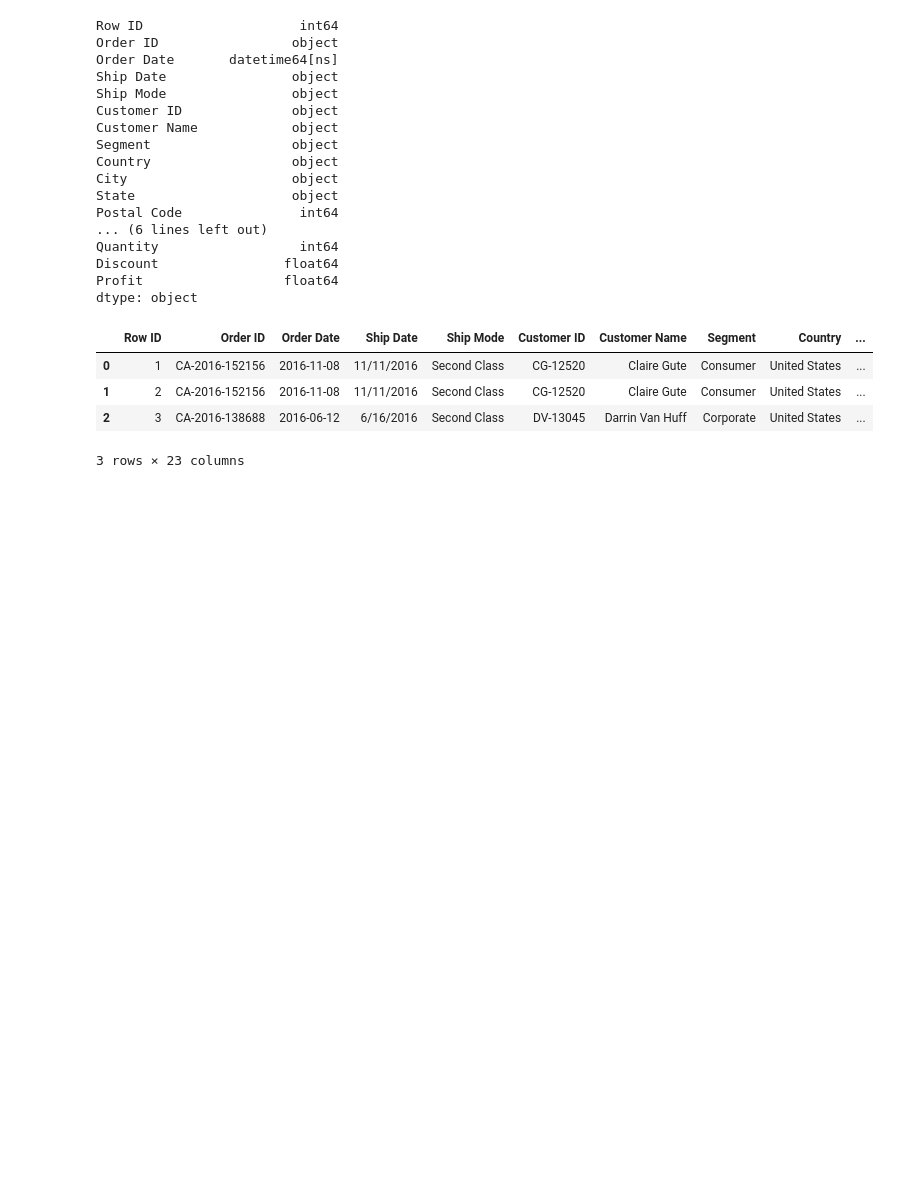
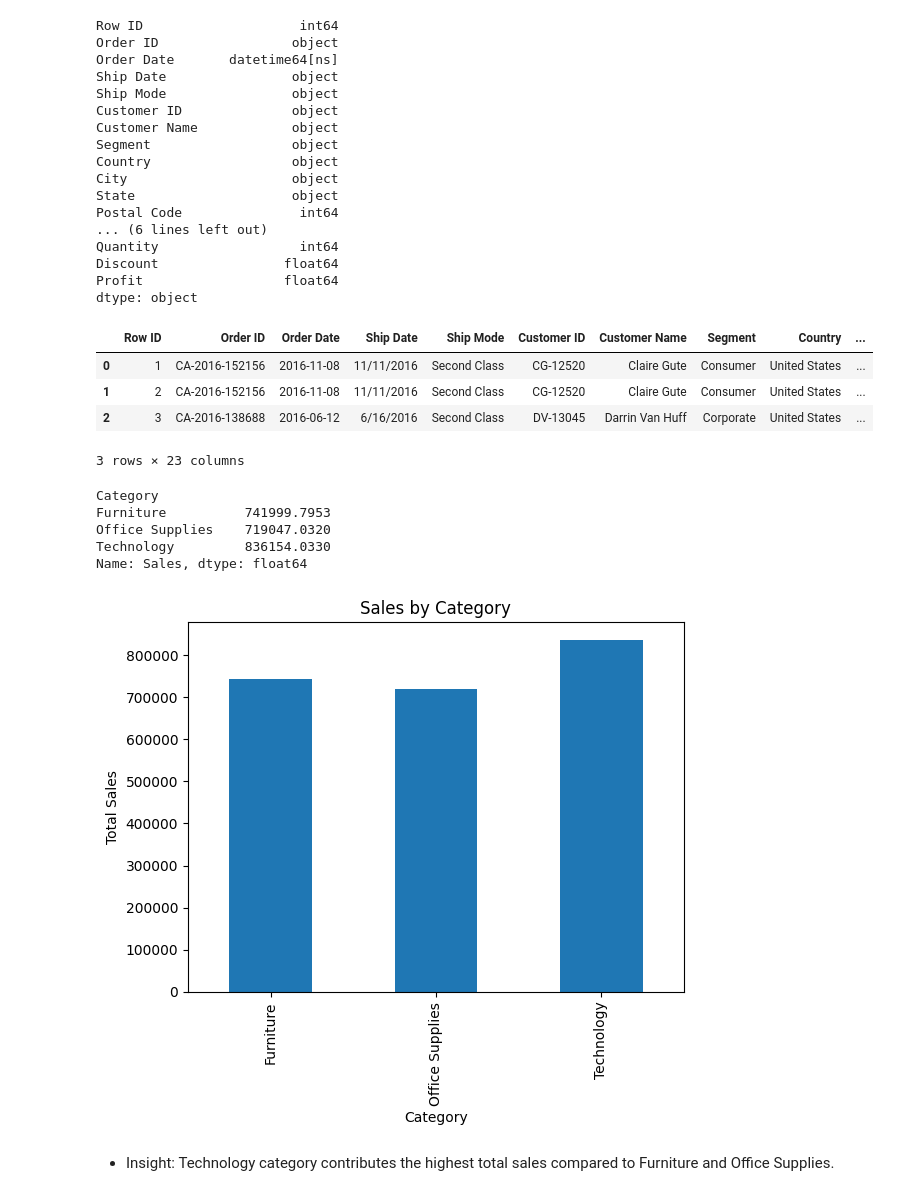
Before and after one commit to VarshaNayak18/retail-sales-analysis, a Jupyter notebook: notebooks/sales_analysis.ipynb, the cells around one changed output. Cells and saved outputs as stored; diff of their text form; code cells hidden in the pictures; blank space fills up the shorter version.

Commit message:
Completed category sales analysis

```diff
--- a/notebooks/sales_analysis.ipynb
+++ b/notebooks/sales_analysis.ipynb
@@ -142,3 +142,25 @@ df.head(3)
 | 1 | 2 | CA-2016-152156 | 2016-11-08 | 11/11/2016 | Second Class | CG-12520 | Claire Gute | Consumer | United States | ... |
 | 2 | 3 | CA-2016-138688 | 2016-06-12 | 6/16/2016 | Second Class | DV-13045 | Darrin Van Huff | Corporate | United States | ... |
 3 rows × 23 columns
+# %%
+# Sales by category
+category_sales = df.groupby("Category")["Sales"].sum()
+# %%
+category_sales
+# %% [output]
+Category
+Furniture          741999.7953
+Office Supplies    719047.0320
+Technology         836154.0330
+Name: Sales, dtype: float64
+# %%
+# Visualization of Sales by Category
+
+category_sales.plot(kind="bar")
+plt.title("Sales by Category")
+plt.ylabel("Total Sales")
+plt.show()
+# %% [output]
+[figure, added]
+# %% [markdown]
+* Insight: Technology category contributes the highest total sales compared to Furniture and Office Supplies.
```
